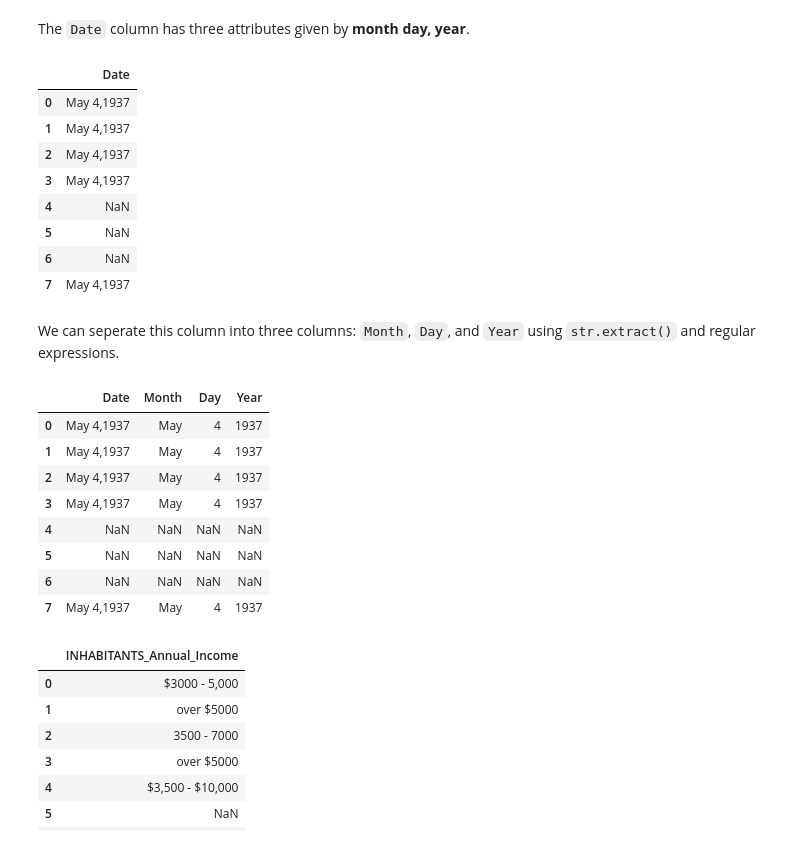
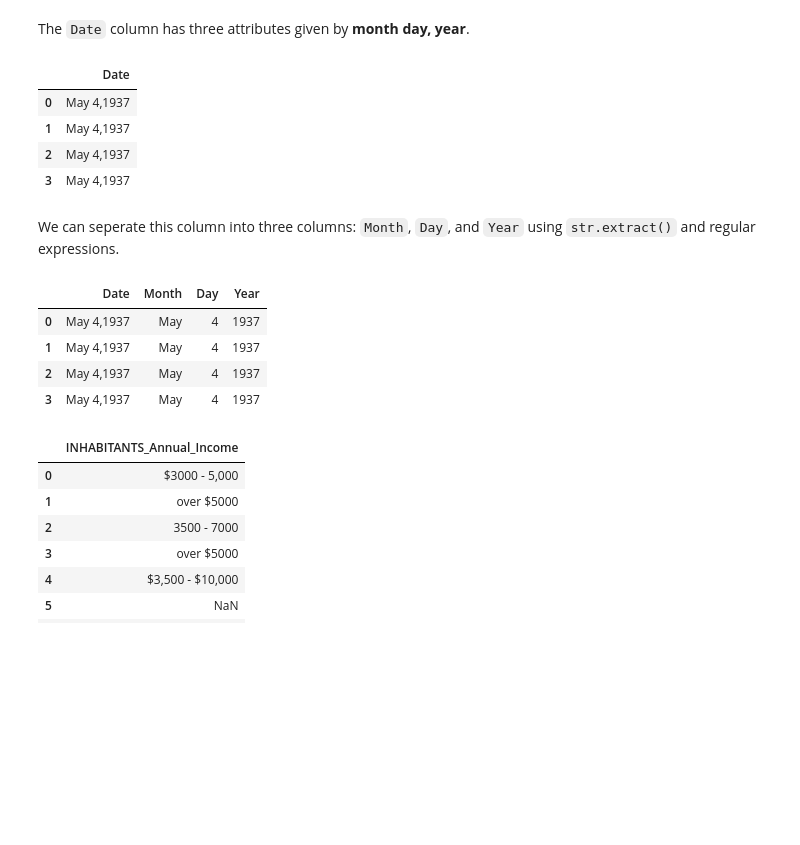
Before and after one commit to umd-cases/dcic_baltimore-notebook, a Jupyter notebook: baltimore_redlining_notebook/notebook/Baltimore .ipynb, the cells around one changed output. Saved outputs shown, nothing was run; the diff lists cells and outputs as text; code cells hidden in the pictures; blank space fills up the shorter version.

```diff
--- a/baltimore_redlining_notebook/notebook/Baltimore .ipynb
+++ b/baltimore_redlining_notebook/notebook/Baltimore .ipynb
@@ -336,38 +336,30 @@ df.ix[0:15,['BUILDINGS_Age','max_building_age']]
 # %% [markdown]
  The `Date` column has three attributes given by **month day, year**.
 # %%
-df.ix[0:7,['Date']]
+df.ix[0:3,['Date']]
 # %% [output]
 |  | Date |
 | 0 | May 4,1937 |
 | 1 | May 4,1937 |
 | 2 | May 4,1937 |
 | 3 | May 4,1937 |
-| 4 | NaN |
-| 5 | NaN |
-| 6 | NaN |
-| 7 | May 4,1937 |
 # %% [markdown]
 We can seperate this column into three columns:  `Month`, `Day`, and `Year` using `str.extract()` and regular expressions.
 # %%
 # extracts the year using regular expression (\d\d\d\d) to indicate 4 digit date
 df['Year'] = df['Date'].str.extract('(\d\d\d\d)', expand=True)
 
 # extracts day using regular expression \d to indicate single digit
 df['Day'] = df['Date'].str.extract('(\d)', expand=True)
 
 # extracts month using regular expression [A-Z]\w{0,} to indicate string of characters
 df['Month'] = df['Date'].str.extract('([A-Z]\w{0,})', expand=True)
 
-df.ix[0:7,['Date','Month','Day','Year']]
+df.ix[0:3,['Date','Month','Day','Year']]
 # %% [output]
 |  | Date | Month | Day | Year |
 | 0 | May 4,1937 | May | 4 | 1937 |
 | 1 | May 4,1937 | May | 4 | 1937 |
 | 2 | May 4,1937 | May | 4 | 1937 |
 | 3 | May 4,1937 | May | 4 | 1937 |
-| 4 | NaN | NaN | NaN | NaN |
-| 5 | NaN | NaN | NaN | NaN |
-| 6 | NaN | NaN | NaN | NaN |
-| 7 | May 4,1937 | May | 4 | 1937 |
 # %%
```
Also changed, not shown: parts of 18 cells of this notebook.
